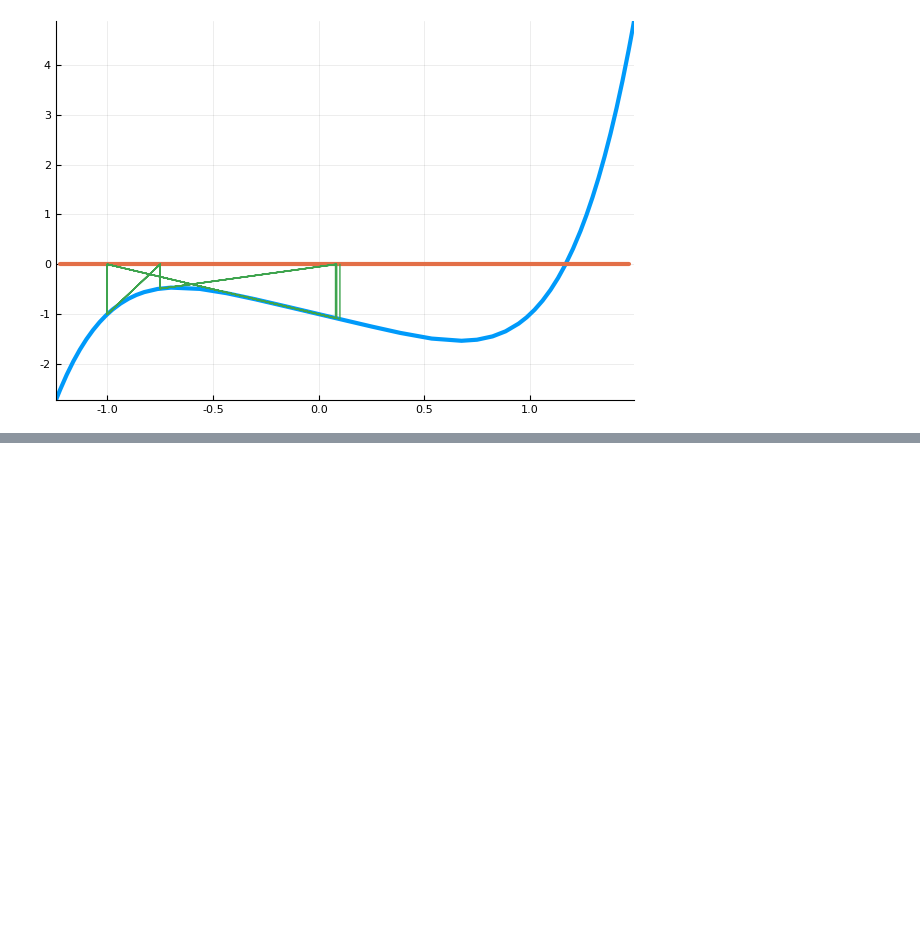
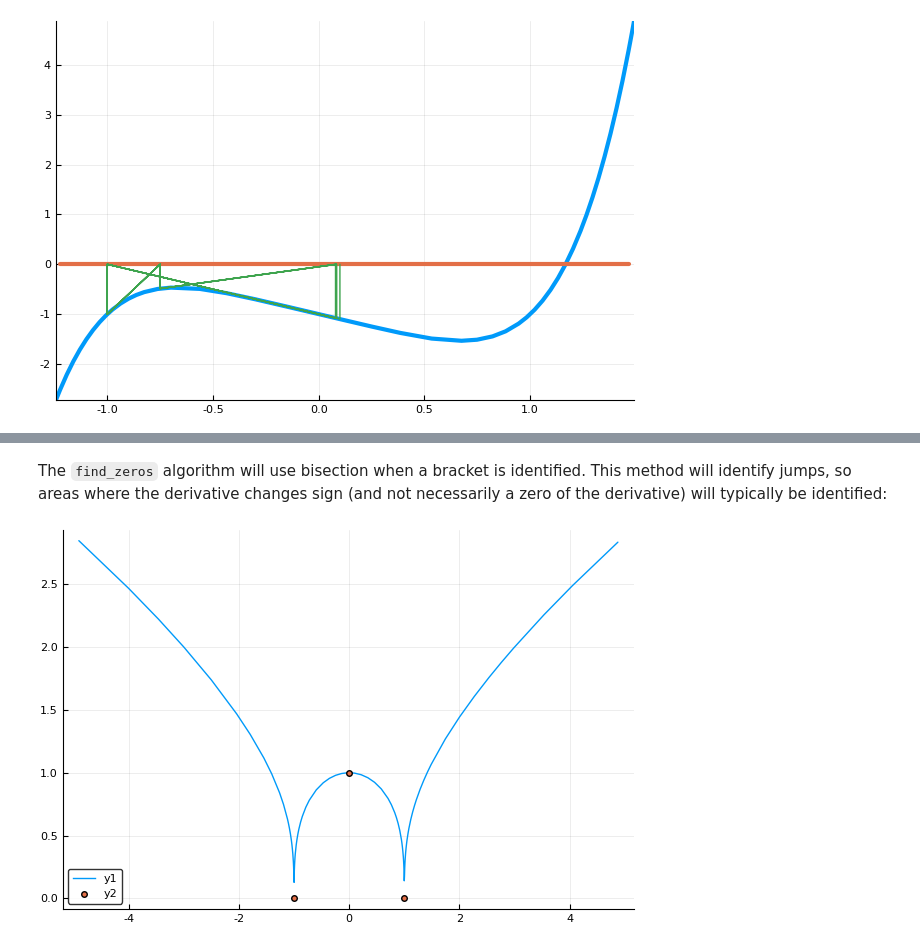
Before and after one commit to JuliaMath/Roots.jl, a Jupyter notebook: doc/roots.ipynb, the cells around one changed output, grey strips where cells are left out. Cells and saved outputs as stored; diff of their text form; code cells hidden in the pictures; blank space fills up the shorter version.

```diff
--- a/doc/roots.ipynb
+++ b/doc/roots.ipynb
@@ -361,0 +425,10 @@ find_zero(diff(yt, t), (0, a), Bisection())
+# %% [markdown]
+<p>The <code>find_zeros</code> algorithm will use bisection when a bracket is identified. This method will identify jumps, so areas where the derivative changes sign (and not necessarily a zero of the derivative) will typically be identified:</p>
+# %%
+f(x) = abs(cbrt(x^2-1))
+a, b = -5, 5
+cps = find_zeros(D(f), a, b)
+plot(f, a, b)
+scatter!(cps, f.(cps))
+# %% [output]
+[figure, added]
```
Also changed, not shown: parts of 175 cells of this notebook, 20 other files.
